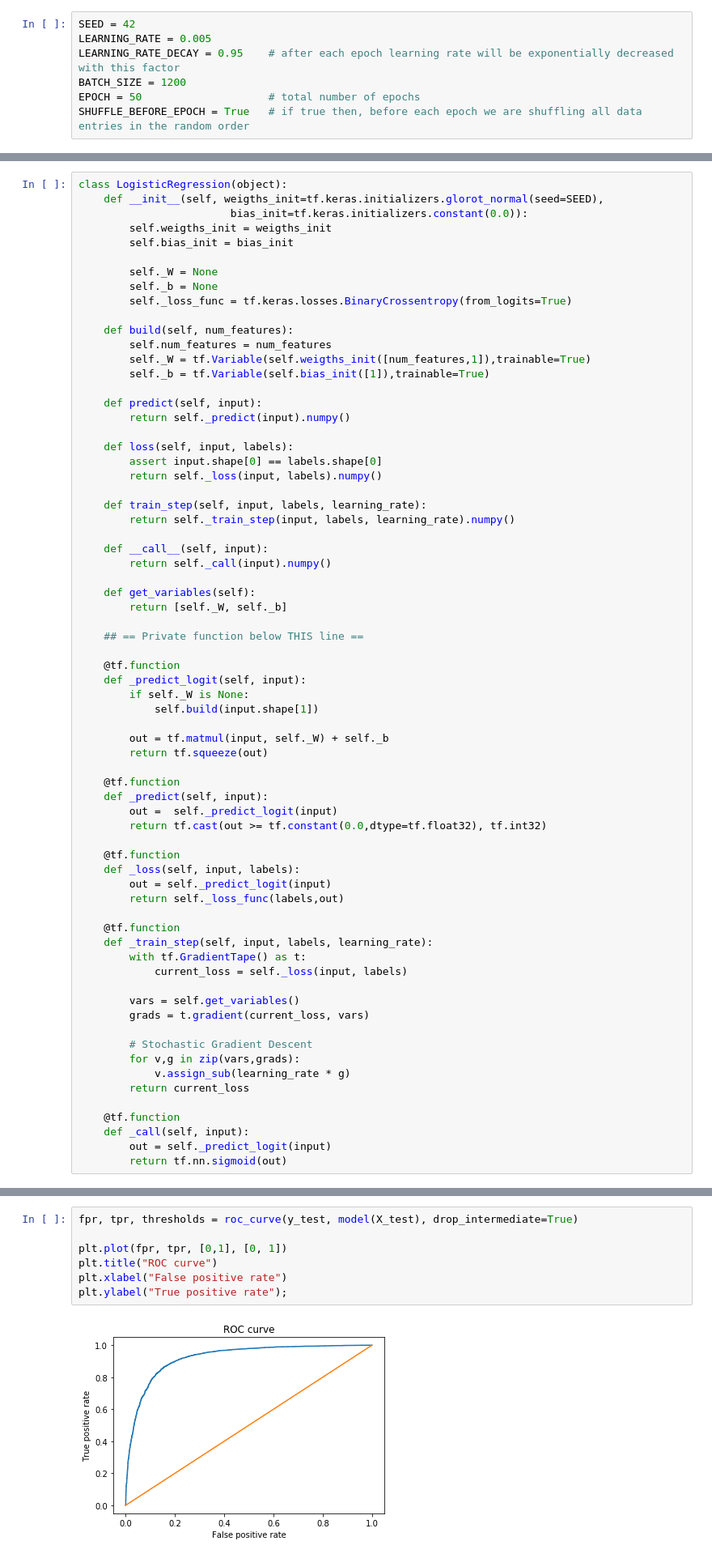
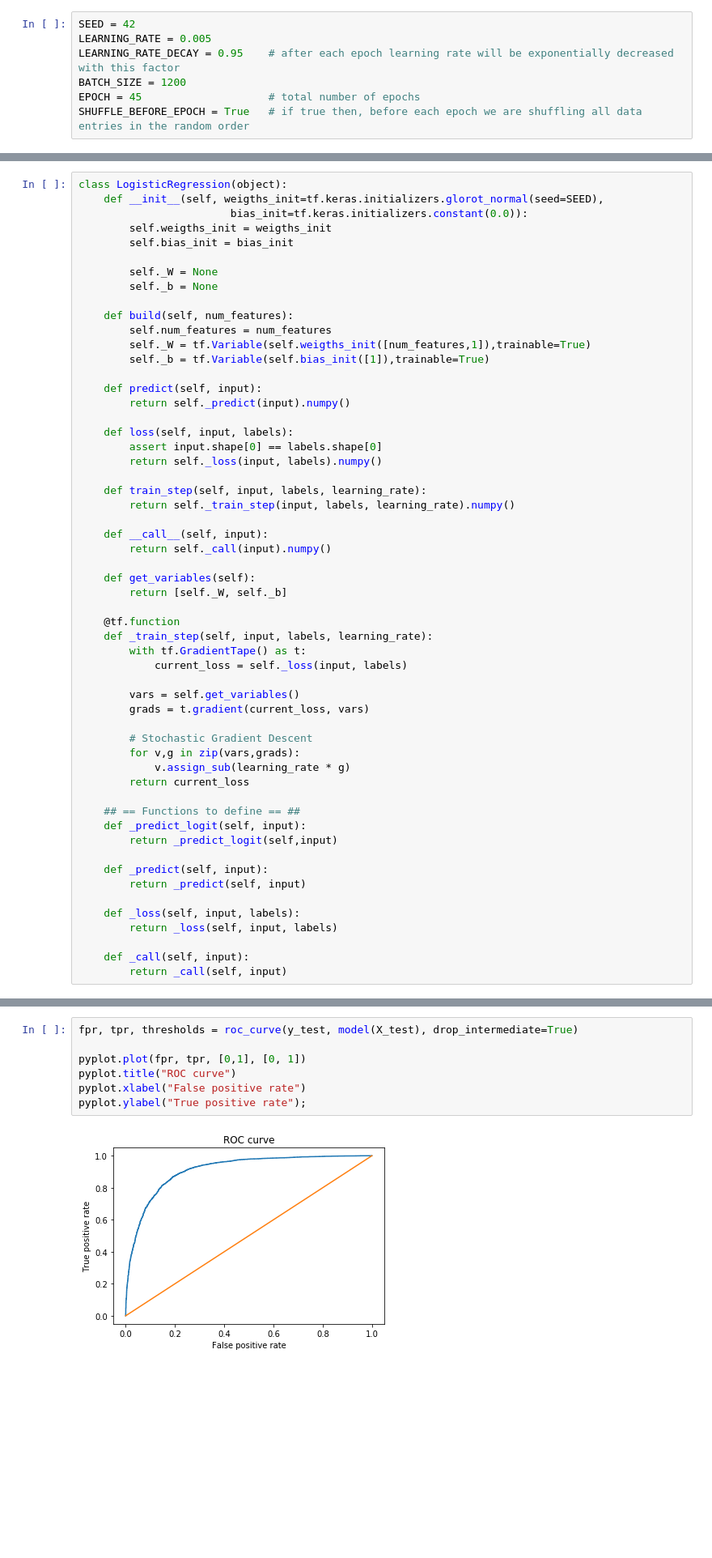
Before and after one commit to segobrivet/WINTER_WORKSHOP_STARaCom, a Jupyter notebook: 3. Logistic_regression.ipynb, the cells around one changed output, grey strips where cells are left out. Shown: that part at 81% size. Cells and saved outputs as stored; diff of their text form; blank space fills up the shorter version.

```diff
--- a/3. Logistic_regression.ipynb
+++ b/3. Logistic_regression.ipynb
@@ -21,7 +21,7 @@ SEED = 42
 LEARNING_RATE = 0.005
 LEARNING_RATE_DECAY = 0.95    # after each epoch learning rate will be exponentially decreased with this factor
 BATCH_SIZE = 1200
-EPOCH = 50                    # total number of epochs
+EPOCH = 45                    # total number of epochs
 SHUFFLE_BEFORE_EPOCH = True   # if true then, before each epoch we are shuffling all data entries in the random order
 # %% [markdown]
 ## Dataset
@@ -133,7 +251,6 @@ class LogisticRegression(object):
 
         self._W = None
         self._b = None
-        self._loss_func = tf.keras.losses.BinaryCrossentropy(from_logits=True)
 
     def build(self, num_features):
         self.num_features = num_features
@@ -156,26 +273,6 @@ class LogisticRegression(object):
     def get_variables(self):
         return [self._W, self._b]
 
-    ## == Private function below THIS line ==
-
-    @tf.function
-    def _predict_logit(self, input):
-        if self._W is None:
-            self.build(input.shape[1])
-
-        out = tf.matmul(input, self._W) + self._b
-        return tf.squeeze(out)
-
-    @tf.function
-    def _predict(self, input):
-        out =  self._predict_logit(input)
-        return tf.cast(out >= tf.constant(0.0,dtype=tf.float32), tf.int32)
-
-    @tf.function
-    def _loss(self, input, labels):
-        out = self._predict_logit(input)
-        return self._loss_func(labels,out)
-
     @tf.function
     def _train_step(self, input, labels, learning_rate):
         with tf.GradientTape() as t:
@@ -189,10 +286,18 @@ class LogisticRegression(object):
             v.assign_sub(learning_rate * g)
         return current_loss
 
-    @tf.function
+    ## == Functions to define == ##
+    def _predict_logit(self, input):
+        return _predict_logit(self,input)
+
+    def _predict(self, input):
+        return _predict(self, input)
+
+    def _loss(self, input, labels):
+        return _loss(self, input, labels)
+
     def _call(self, input):
-        out = self._predict_logit(input)
-        return tf.nn.sigmoid(out)
+        return _call(self, input)
 # %% [markdown]
 ## Metrics and utilities
 
@@ -399,11 +511,11 @@ weighted avg       0.85      0.85      0.85     10000
 # %%
 fpr, tpr, thresholds = roc_curve(y_test, model(X_test), drop_intermediate=True)
 
-plt.plot(fpr, tpr, [0,1], [0, 1])
-plt.title("ROC curve")
-plt.xlabel("False positive rate")
-plt.ylabel("True positive rate");
+pyplot.plot(fpr, tpr, [0,1], [0, 1])
+pyplot.title("ROC curve")
+pyplot.xlabel("False positive rate")
+pyplot.ylabel("True positive rate");
 # %% [output]
-[figure, old version]
+[figure, new version]
 # %% [markdown]
 <p align="center">
```
Also changed, not shown: parts of 23 cells of this notebook.
